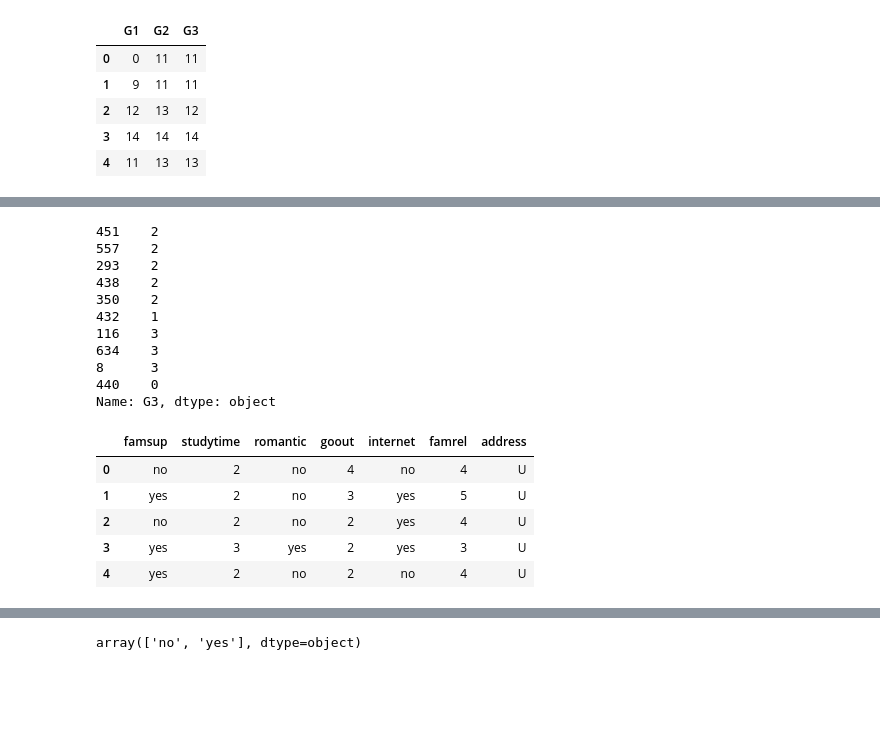
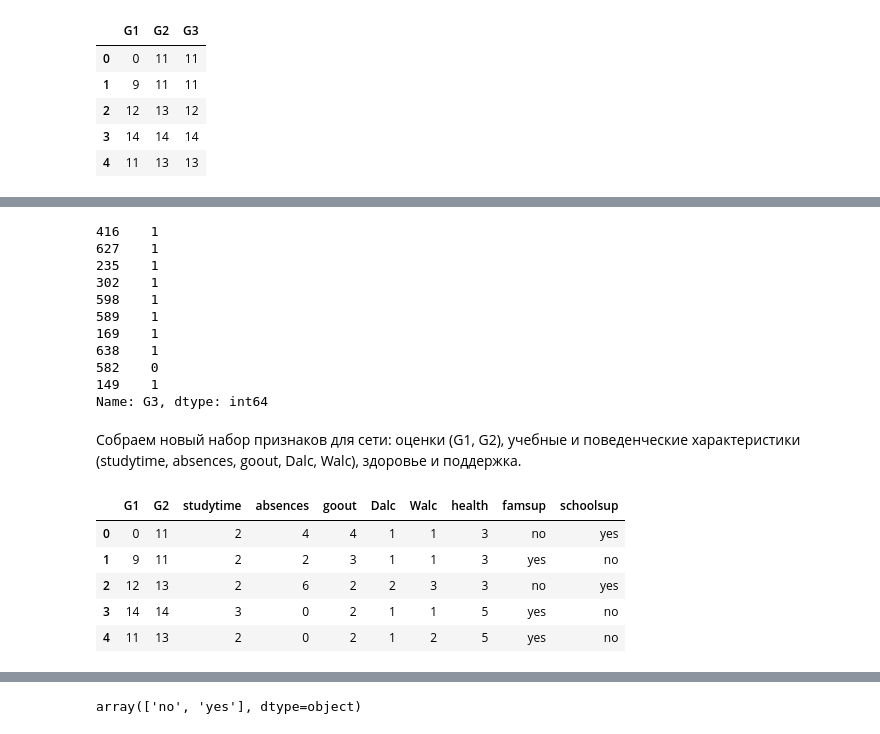
Before and after one commit to OlegTertychnyi/ML-labs-Tert, a Jupyter notebook: lab04/notebooks/lab04.ipynb, the cells around one changed output, grey strips where cells are left out. Drawn from its saved outputs; the diff is of its cells as text; code cells hidden in the pictures; blank space fills up the shorter version.

```diff
--- a/lab04/notebooks/lab04.ipynb
+++ b/lab04/notebooks/lab04.ipynb
@@ -118,3 +123,9 @@ y.head()
 # %%
-# В нашей байесовской сети будем оценивать G3 - финальную оценку ученика, предварительно переведем в категории
-y = y['G3'].apply(lambda x: str(x // 5))
+# Берём финальную оценку
+g3 = y['G3']
+
+# Новый таргет: 1 = сдал предмет (>=10), 0 = не сдал
+FinalPass = (g3 >= 10).astype(int)
+
+# Смотрим распределение
+FinalPass.value_counts(), FinalPass.value_counts(normalize=True)
@@ -121,26 +141,43 @@ y = y['G3'].apply(lambda x: str(x // 5))
 # %%
-y.sample(10)
+FinalPass.sample(10)
 # %% [output]
-451    2
-557    2
-293    2
-438    2
-350    2
-432    1
-116    3
-634    3
-8      3
-440    0
-Name: G3, dtype: object
+416    1
+627    1
+235    1
+302    1
+598    1
+589    1
+169    1
+638    1
+582    0
+149    1
+Name: G3, dtype: int64
+# %% [markdown]
+Собраем новый набор признаков для сети: оценки (G1, G2), учебные и поведенческие характеристики (studytime, absences, goout, Dalc, Walc), здоровье и поддержка.
 # %%
-X = X[['famsup', 'studytime', 'romantic', 'goout', 'internet', 'famrel', 'address']]
+# --- Блок 2 ---
+# Выбираем новый набор признаков для сети
+# (берём G1 и G2 из y, остальное — из X)
 
-X.head()
+features = pd.DataFrame({
+    "G1": y["G1"],
+    "G2": y["G2"],
+    "studytime": X["studytime"],
+    "absences": X["absences"],
+    "goout": X["goout"],
+    "Dalc": X["Dalc"],
+    "Walc": X["Walc"],
+    "health": X["health"],
+    "famsup": X["famsup"],
+    "schoolsup": X["schoolsup"]
+})
+
+features.head()
 # %% [output]
-|  | famsup | studytime | romantic | goout | internet | famrel | address |
-| 0 | no | 2 | no | 4 | no | 4 | U |
-| 1 | yes | 2 | no | 3 | yes | 5 | U |
-| 2 | no | 2 | no | 2 | yes | 4 | U |
-| 3 | yes | 3 | yes | 2 | yes | 3 | U |
-| 4 | yes | 2 | no | 2 | no | 4 | U |
+|  | G1 | G2 | studytime | absences | goout | Dalc | Walc | health | famsup | schoolsup |
+| 0 | 0 | 11 | 2 | 4 | 4 | 1 | 1 | 3 | no | yes |
+| 1 | 9 | 11 | 2 | 2 | 3 | 1 | 1 | 3 | yes | no |
+| 2 | 12 | 13 | 2 | 6 | 2 | 2 | 3 | 3 | no | yes |
+| 3 | 14 | 14 | 3 | 0 | 2 | 1 | 1 | 5 | yes | no |
+| 4 | 11 | 13 | 2 | 0 | 2 | 1 | 2 | 5 | yes | no |
 # %%
```
Also changed, not shown: parts of 17 cells of this notebook, 1 other file.
